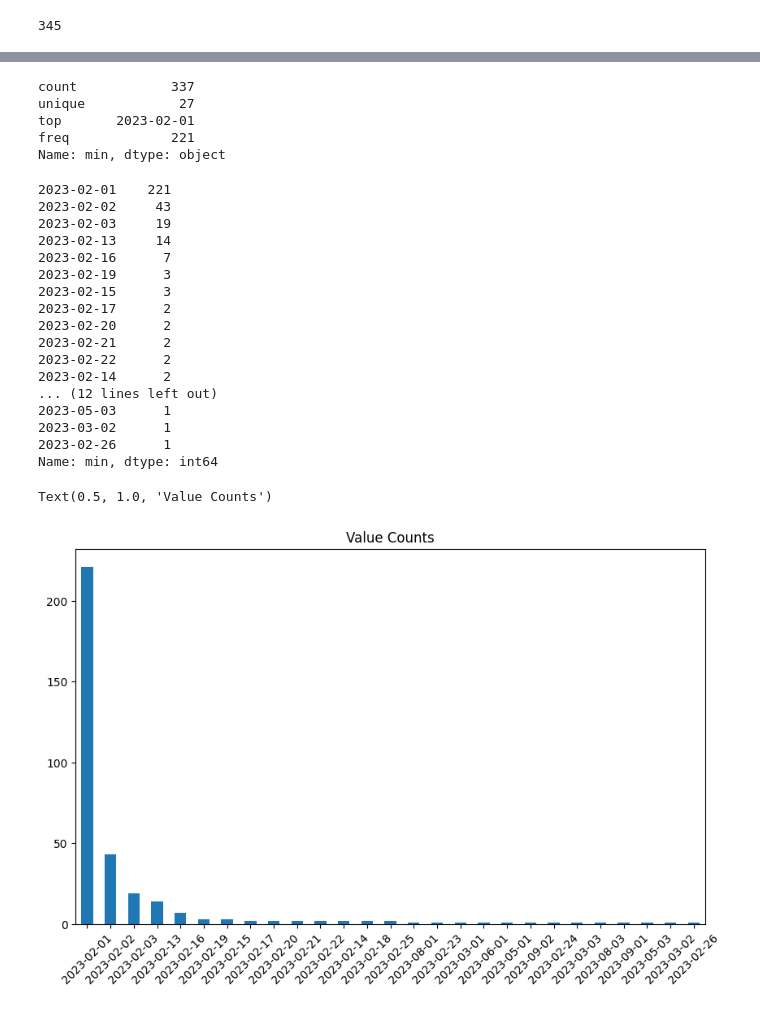
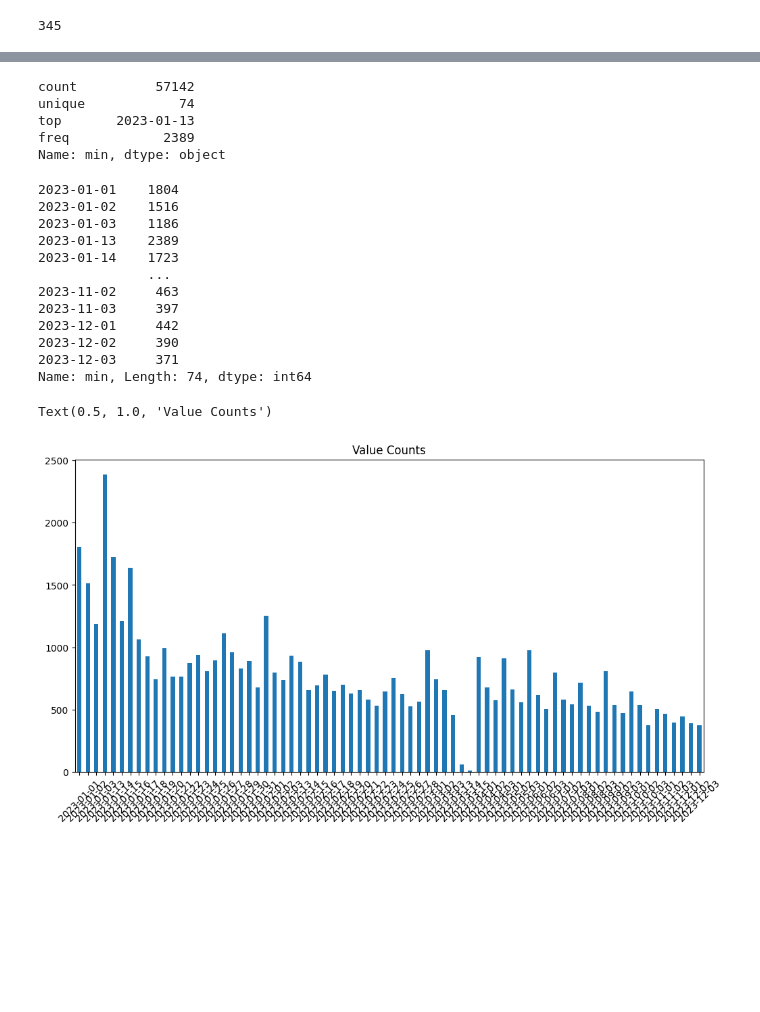
Before and after one commit to harny-wu/MaoerExperiment, a Jupyter notebook: code/MaoerDataAanalysis/one- analysis- script/data_pay_first_day_analysis.ipynb, the cells around one changed output, grey strips where cells are left out. Drawn from its saved outputs; the diff is of its cells as text; code cells hidden in the pictures; blank space fills up the shorter version.

```diff
--- a/code/MaoerDataAanalysis/one- analysis- script/data_pay_first_day_analysis.ipynb
+++ b/code/MaoerDataAanalysis/one- analysis- script/data_pay_first_day_analysis.ipynb
@@ -46,6 +48,6 @@ drama_list[0]
 # %%
 danmu_data_0101_drama_id =danmu_data[danmu_data ['drama_id'].isin(drama_list)]
-danmu_data_0101_drama_id_in_2023 = danmu_data_0101_drama_id[pd.to_datetime(danmu_data_0101_drama_id['date']) >= '2023-02-01']
+danmu_data_0101_drama_id_in_2023 = danmu_data_0101_drama_id[pd.to_datetime(danmu_data_0101_drama_id['date']) >= '2023-01-01']
 # %%
 danmu_data_0101_drama_id_in_2023.shape
 # %% [output]
@@ -63,7 +75,7 @@ min           2.0
 max           2.0
 Name: user_in_drama_sound_pay_type, dtype: float64
 # %%
-grouped_df = danmu_data_0101_drama_id_in_2023.groupby('drama_id')['date'].agg(['max', 'min'])
+grouped_df = danmu_data_0101_drama_id_in_2023.groupby(['drama_id','user_id'])['date'].agg(['max', 'min'])
 # %%
 grouped_df.to_csv("pay_first_day_data.csv")
 # %%
@@ -86,45 +98,40 @@ grouped_df
 # %%
 grouped_df["min"].describe()
 # %% [output]
-count            337
-unique            27
-top       2023-02-01
-freq             221
+count          57142
+unique            74
+top       2023-01-13
+freq            2389
 Name: min, dtype: object
 # %%
-min_pay = grouped_df["min"].value_counts()
+min_pay = grouped_df["min"].value_counts().sort_index()
 # %%
 min_pay
 # %% [output]
-2023-02-01    221
-2023-02-02     43
-2023-02-03     19
-2023-02-13     14
-2023-02-16      7
-2023-02-19      3
-2023-02-15      3
-2023-02-17      2
-2023-02-20      2
-2023-02-21      2
-2023-02-22      2
-2023-02-14      2
-... (12 lines left out)
-2023-05-03      1
-2023-03-02      1
-2023-02-26      1
-Name: min, dtype: int64
+2023-01-01    1804
+2023-01-02    1516
+2023-01-03    1186
+2023-01-13    2389
+2023-01-14    1723
+              ...
+2023-11-02     463
+2023-11-03     397
+2023-12-01     442
+2023-12-02     390
+2023-12-03     371
+Name: min, Length: 74, dtype: int64
 # %%
 # 使用plot()方法绘制条形图，并设置图片大小
-min_pay.plot(kind='bar', figsize=(10, 6))
+min_pay.plot(kind='bar', figsize=(12, 6))
 
 # 调整横坐标长度
 plt.xticks(rotation=45)
 
 # 添加图表标题和轴标签
 plt.title('Value Counts')
 # %% [output]
 Text(0.5, 1.0, 'Value Counts')
-[figure, old version]
+[figure, new version]
 # %%
 first_pay = pd.read_csv("pay_first_day_data.csv")
 # %%
```
Also changed, not shown: parts of 31 cells of this notebook, 10 other files.
